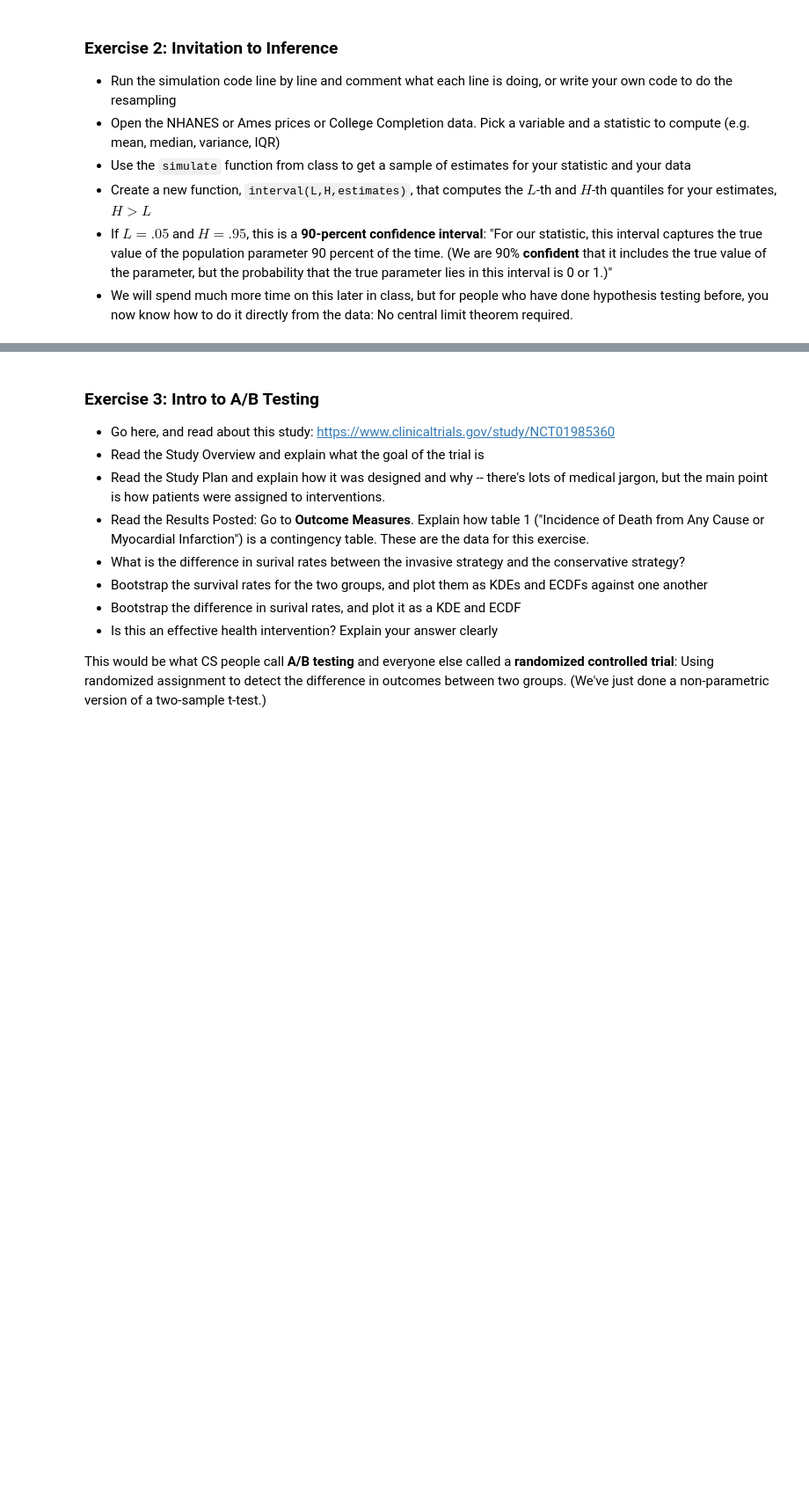
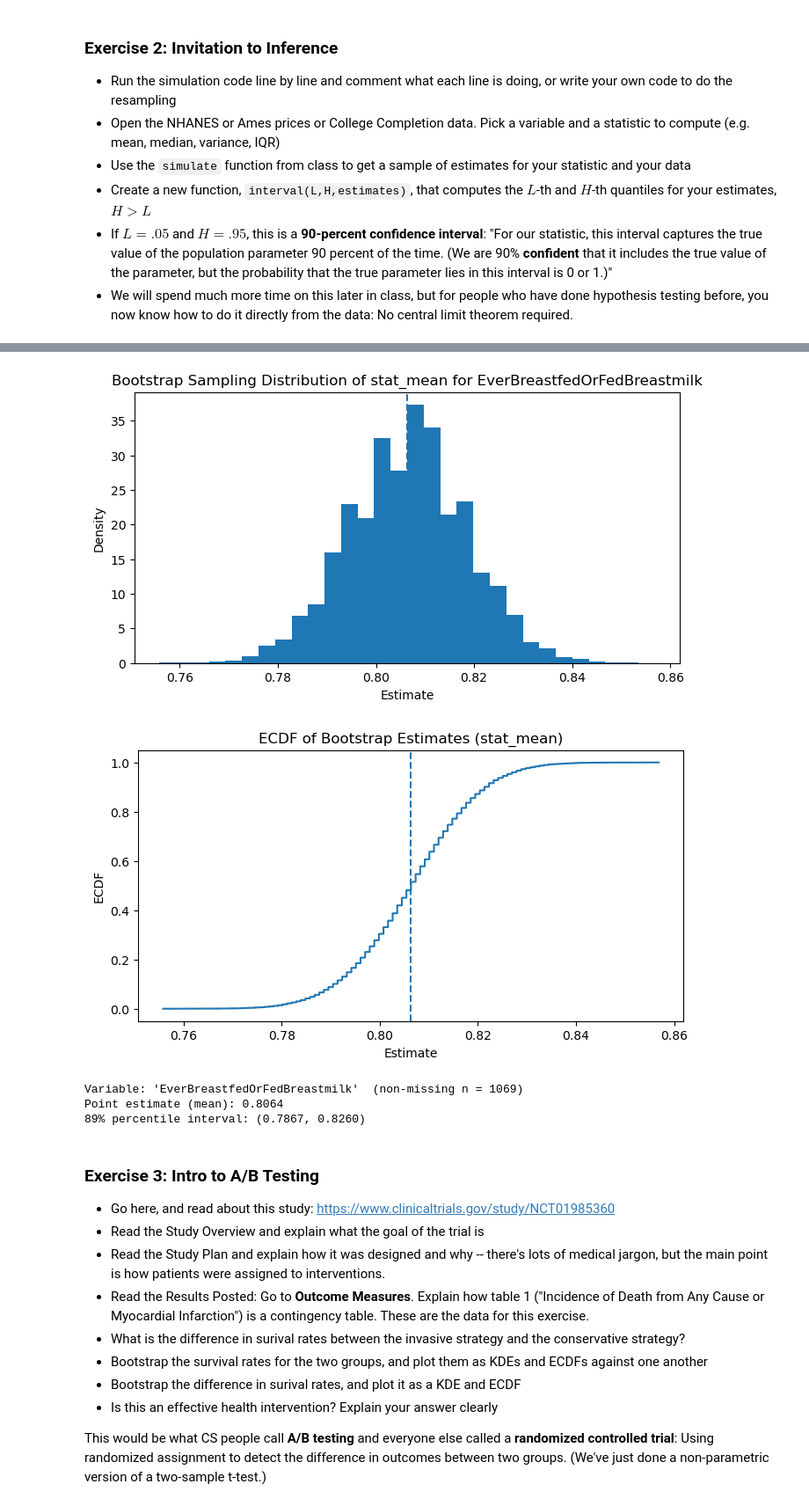
Before and after one commit to jack-joy/understanding_uncertainty_assignments, a Jupyter notebook: assignment_4.ipynb, the cells around one changed output, grey strips where cells are left out. Shown at 88% size. Saved outputs shown, nothing was run; the diff lists cells and outputs as text; code cells hidden in the pictures; blank space fills up the shorter version.

```diff
--- a/assignment_4.ipynb
+++ b/assignment_4.ipynb
@@ -24,3 +149,23 @@ ds_nhanes = pd.read_csv('nhanes_data_17_18.csv')
+# %%
+S_demo = 20000
+try:
+    VAR
+except NameError:
+    VAR = choose_numeric_var(ds_nhanes)
+
+est_mean_demo = simulate(VAR, ds_nhanes, stat_mean, S=S_demo, plot=True)
+
+L, H = 0.05, 0.95
+ci_low, ci_high = interval(L, H, est_mean_demo)
+print(f'Variable: {VAR!r}  (non-missing n = {len(ds_nhanes[VAR].dropna())})')
+print(f'Point estimate (mean): {stat_mean(ds_nhanes[VAR].dropna()):.4f}')
+print(f'{int((H-L)*100)}% percentile interval: ({ci_low:.4f}, {ci_high:.4f})')
+# %% [output]
+[figure, added]
+[figure, added]
+Variable: 'EverBreastfedOrFedBreastmilk'  (non-missing n = 1069)
+Point estimate (mean): 0.8064
+89% percentile interval: (0.7867, 0.8260)
 # %% [markdown]
 ### Exercise 3: Intro to A/B Testing
 - Go here, and read about this study: https://www.clinicaltrials.gov/study/NCT01985360
```
Also changed, not shown: parts of 2 cells of this notebook, 2 other files.
